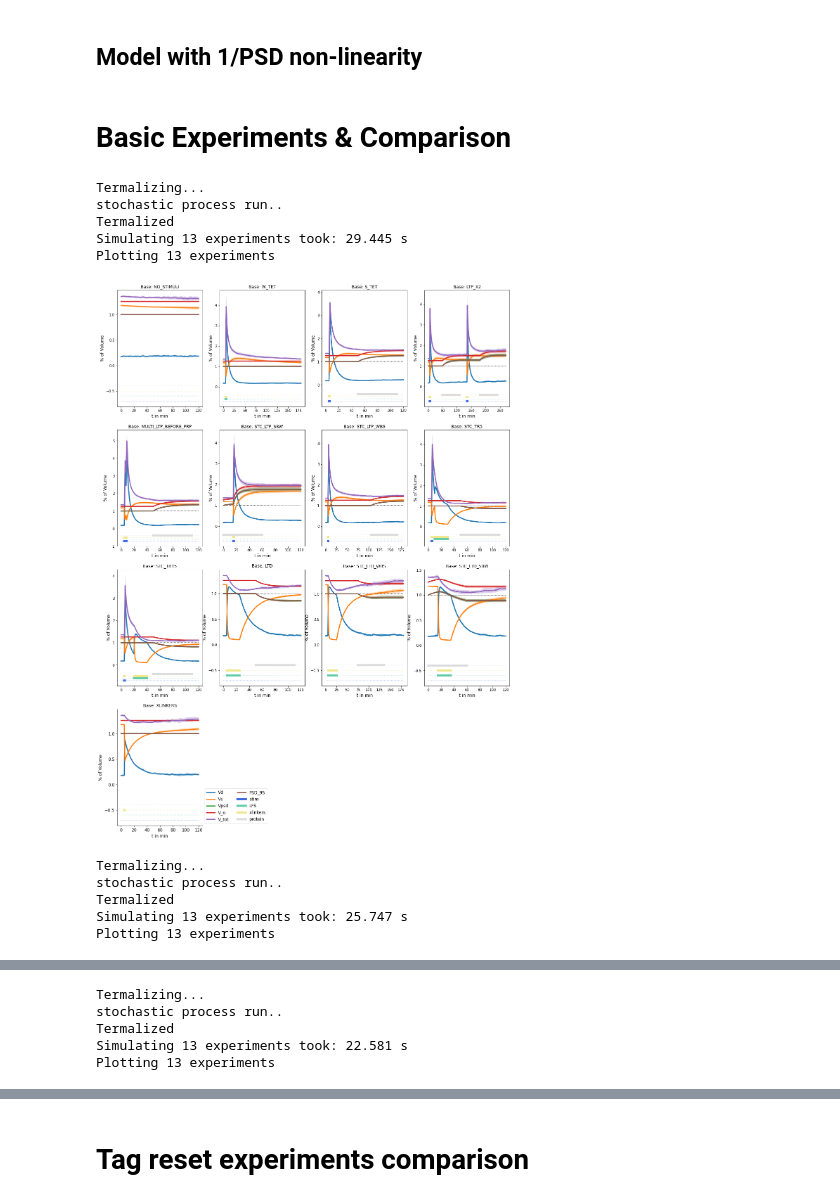
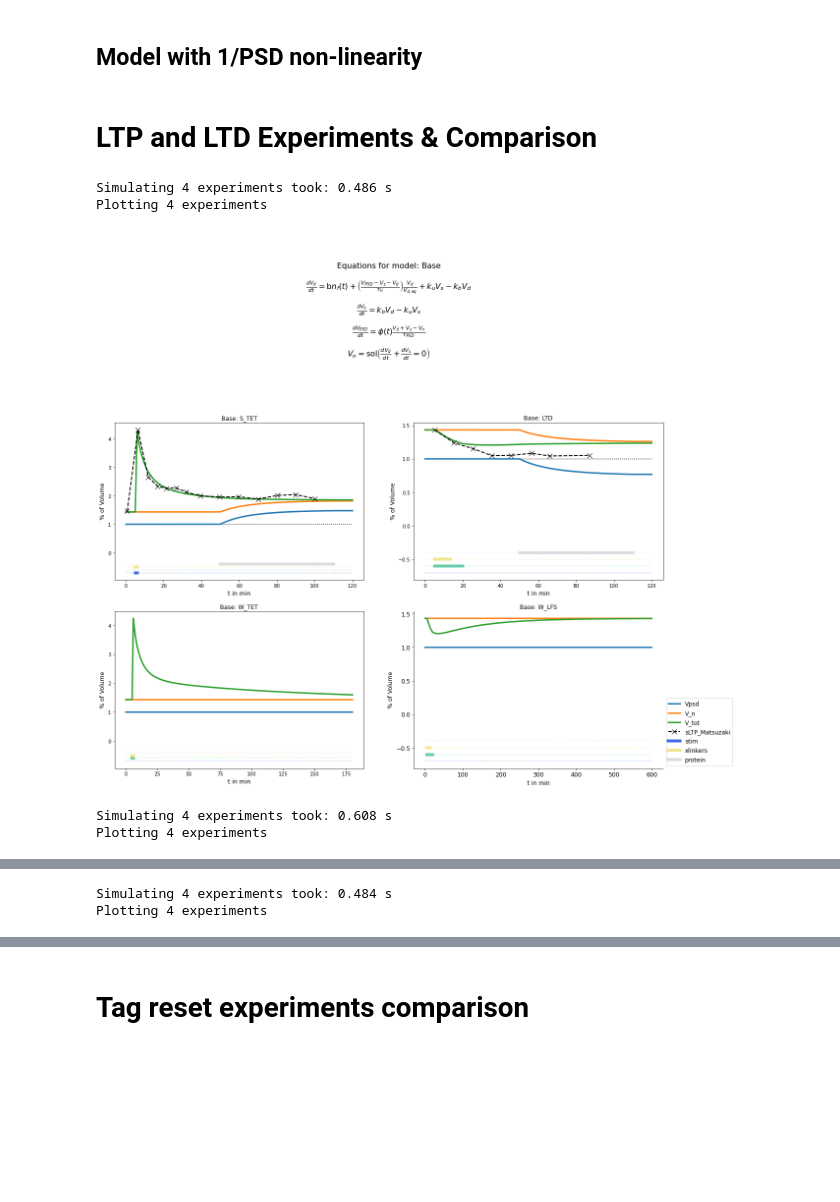
Before and after one commit to ngr-francesco/virtual_lab, a Jupyter notebook: examples/Simulation_results.ipynb, the cells around one changed output, grey strips where cells are left out. Drawn from its saved outputs; the diff is of its cells as text; code cells hidden in the pictures; blank space fills up the shorter version.

```diff
--- a/examples/Simulation_results.ipynb
+++ b/examples/Simulation_results.ipynb
@@ -152,5 +157,12 @@ MAYBE: You could define $V_e$ as the volume of the synapse in equilibrium (no nu
 # %%
 class MomentumModel(BaseModel):
+    def latex_equations(self):
+        eq = [r'$\frac{dV_d}{dt} = \mathrm{b}n_f(t) + \left(\frac{V_{e}-V_s-V_d}{\tau_V}\right)\frac{V_d}{V_{d,eq}} + k_uV_s - k_bV_d$',
+              r'$\frac{dV_s}{dt} = k_bV_d - k_uV_s$',
+              r'$\frac{dV_e}{dt} = c_d(t)V_s\frac{V_{tot}-V_n}{\tau_{V_e}} + \frac{V_{psd}- V_e}{\tau_{decay}}$',
+              r'$\frac{dV_{PSD}}{dt} = \phi(t) \frac{V_e-V_{psd}}{\tau_P}$']
+        return eq
+
     def diff_equations_dict(self):
         _dict = super().diff_equations_dict()
         needed_variables = ["Ve"]
@@ -183,8 +195,9 @@ class MomentumModel(BaseModel):
         V_n = self.variables.V_n
         Ve = self.variables.Ve
         Vd = self.variables.Vd
+        Vs = self.variables.Vs
         Vpsd = self.variables.Vpsd
-        return (self.c_d[t])*(V_tot - V_n)/(self.tau_add_Ve) + (Vpsd - Ve)/self.tau_Ve
+        return self.c_d[t]*Vs*(V_tot - V_n)/(self.tau_add_Ve) + (Vpsd - Ve)/self.tau_Ve
 
     def dPSD(self,t):
         Vs = self.variables.Vs
@@ -192,14 +205,14 @@ class MomentumModel(BaseModel):
         V_n = self.variables.V_n
         Ve = self.variables.Ve
         Vpsd = self.variables.Vpsd
-        PSD = self.protein[t]*(Ve - Vpsd)/self.tau_PSD_mol
+        PSD = self.protein[t]*(Ve - Vpsd)/self.tau_PSD_mol # ((np.sign(Ve-Vpsd)-1)/2)*(Vpsd-Ve)/self.tau_Ve
         return PSD
 
     def V_n_calc(self, t):
         return super().V_n_calc(t,attractor = self.variables.Ve)
 
 BasicExperiments.add_event("enlargement",[E_ONSET,X_ENLARGE],concurrence = "stim")
-BasicExperiments.add_event("shrinkage",[E_ONSET,X_ENLARGE],concurrence = "LFS")
+BasicExperiments.add_event("shrinkage",[E_ONSET,X_SHRINK],concurrence = "LFS")
 # %%
 # Optimizing constants for this model
 const_momentum = CONSTANTS.copy()
@@ -207,9 +220,10 @@ enlarge_dict = {# Enlargement pool
     "k_e_0" : 0,
     "k_e_1" : 1,
     "tau_add_Ve": 120, #120
-    "tau_Ve": 7200,
+    "tau_Ve": 3600,
     # Dynamic pool timescale
-    "tau_Vd": 3000}
+    "tau_Vd": 4200}
 const_momentum.update(enlarge_dict)
 mom_model = MomentumModel("Momentum",{"Vd": None, "Vs": None, "Vpsd": 1., "V_n": None,"V_tot": None,"Ve": None}, const = const_momentum)
 Sim.add_model(mom_model,switching=False)
+Sim.model_equations(["Momentum"])
@@ -217,6 +233,11 @@ Sim.add_model(mom_model,switching=False)
 ## Model with 1/PSD non-linearity
 # %%
 class PSDNonLinearModel(BaseModel):
+    def latex_equations(self):
+        eq = [r'$\frac{dV_d}{dt} &= \mathrm{b}n_f(t) + \left(\frac{V_{PSD}-V_s-V_d}{\tau_V}\right)\frac{V_d}{V_{d,eq}} + k_uV_s - k_bV_d$',
+              r'$\frac{dV_{PSD}}{dt} &= \phi(t) \frac{V_{d}+V_s-V_{PSD}\frac{V_n}{PSD_{95}}}{\tau_P}$',
+              r'$\frac{dPSD_{95}}{dt}&= \frac{V_{psd}-PSD_{95}}{\tau_{95}}$']
+        return eq
     def diff_equations_dict(self):
         _dict = super().diff_equations_dict()
         _dict["Vpsd"] = self.dVpsd
@@ -241,28 +262,23 @@ class PSDNonLinearModel(BaseModel):
 # Taking care of the constants, to make the model more effective
 const_composite_PSD = CONSTANTS.copy()
 dict_update = {
-    "tau_Vd": 5400,
+    "tau_Vd": 7200,
     "tau_PSD_mol": 300
 }
 const_composite_PSD.update(dict_update)
 PSDModel = PSDNonLinearModel("PSDNonLinearity", {"Vd":None,"Vs":None,"Vpsd": 1,"V_n": None,"V_tot": None,"PSD_95": 1},const = const_composite_PSD)
 Sim.add_model(PSDModel,switching=False)
 # %% [markdown]
-# Basic Experiments & Comparison
+# LTP and LTD Experiments & Comparison
 # %%
+LTP_LTD = Experiments([S_TET,LTD,W_TET,W_LFS])
 for model in Sim.models:
     Sim.switch_model(model)
-    _ = Sim.run_experiments(BasicExperiments,n_of_runs=10,stochastic_model=True, termalize = True,termalization_time=5*3600,record_termalization=False)
-    Sim.plot_volumes(name = f"{model}_base_exp.pdf")
+    _ = Sim.run_experiments(LTP_LTD)
+    Sim.plot_volumes(filename = f"{model}_LTP_LTD.pdf",figsize = (20,20),n_cols = 2, variables = ["Vpsd","V_n","V_tot","Ve"])
 # %% [output]
-Termalizing...
-stochastic process run..
-Termalized
-Simulating 13 experiments took: 29.445 s
-Plotting 13 experiments
+Simulating 4 experiments took: 0.486 s
+Plotting 4 experiments
-[figure, old version]
+[figure, new version]
-Termalizing...
-stochastic process run..
-Termalized
-Simulating 13 experiments took: 25.747 s
-Plotting 13 experiments
+Simulating 4 experiments took: 0.608 s
+Plotting 4 experiments
@@ -270,5 +286,2 @@ Plotting 13 experiments
-Termalizing...
-stochastic process run..
-Termalized
-Simulating 13 experiments took: 22.581 s
-Plotting 13 experiments
+Simulating 4 experiments took: 0.484 s
+Plotting 4 experiments
```
Also changed, not shown: parts of 17 cells of this notebook, 6 other files.
